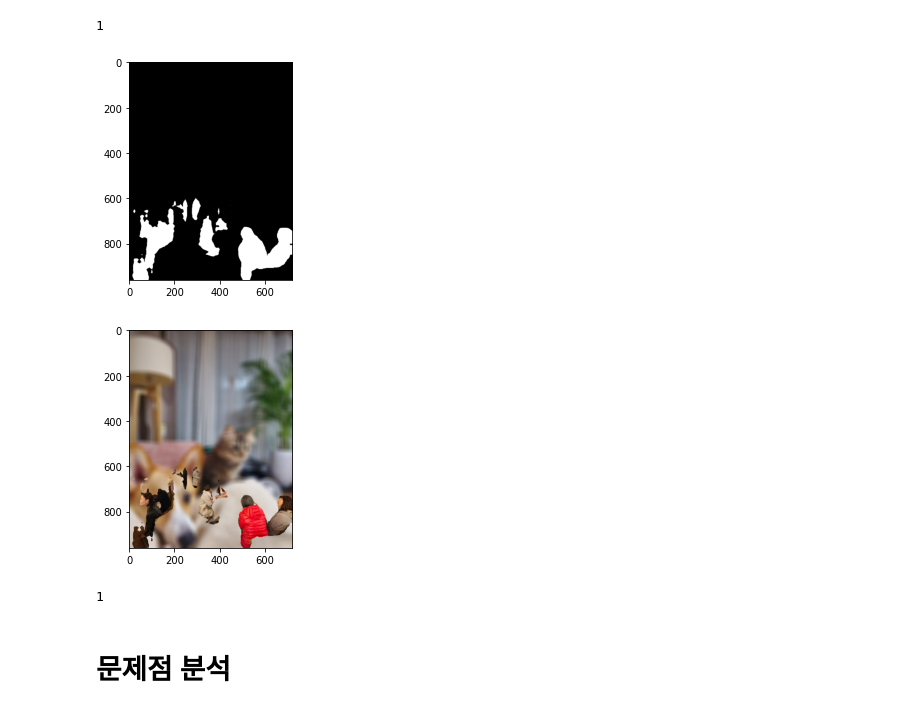
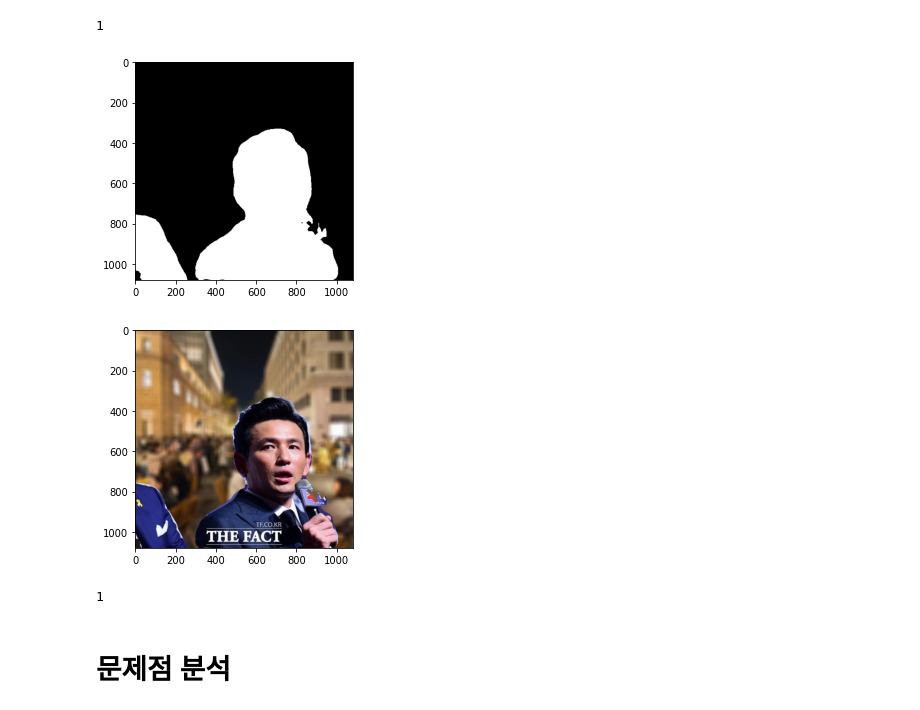
Before and after one commit to hjkornn-phys/Aiffel-Exploration-projects, a Jupyter notebook: Exploration_8/Ex8 _Shallow_Focus.ipynb, the cells around one changed output. Saved outputs shown, nothing was run; the diff lists cells and outputs as text; code cells hidden in the pictures.

```diff
--- a/Exploration_8/Ex8 _Shallow_Focus.ipynb
+++ b/Exploration_8/Ex8 _Shallow_Focus.ipynb
@@ -553,10 +553,10 @@ shallow_focus_chromakey(img_path2, 'person', blur_level=25, bg_img_path=cat_img_
 [figure]
 1
 # %%
-shallow_focus_chromakey(people_img_path, 'person', blur_level=25, bg_img_path=cat_img_path2, ratio=1)
+shallow_focus_chromakey(img_path, 'person', blur_level=25, bg_img_path=people_img_path, ratio=1)
 # %% [output]
-[figure, old version]
+[figure, new version]
-[figure, old version]
+[figure, new version]
 1
 # %% [markdown]
 # 문제점 분석
```
